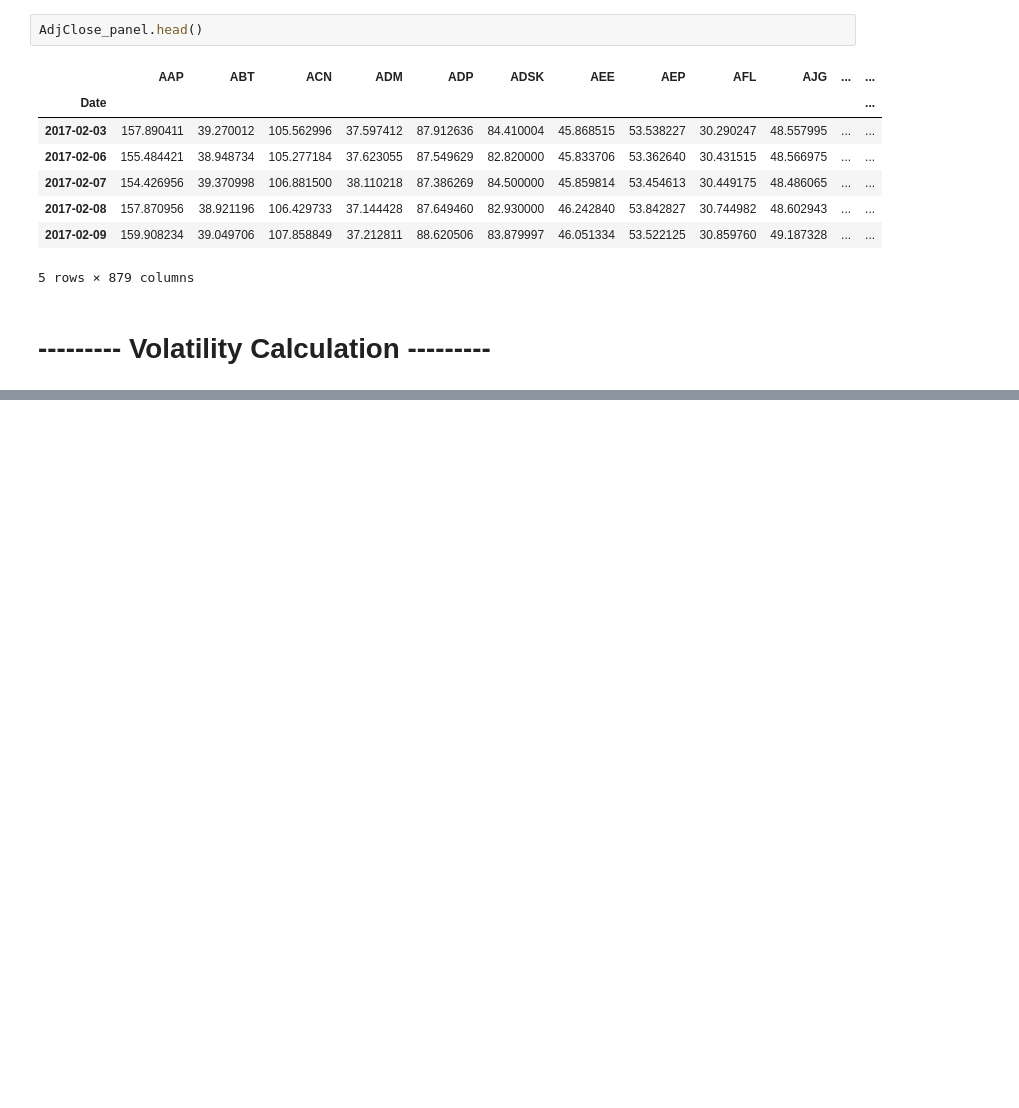
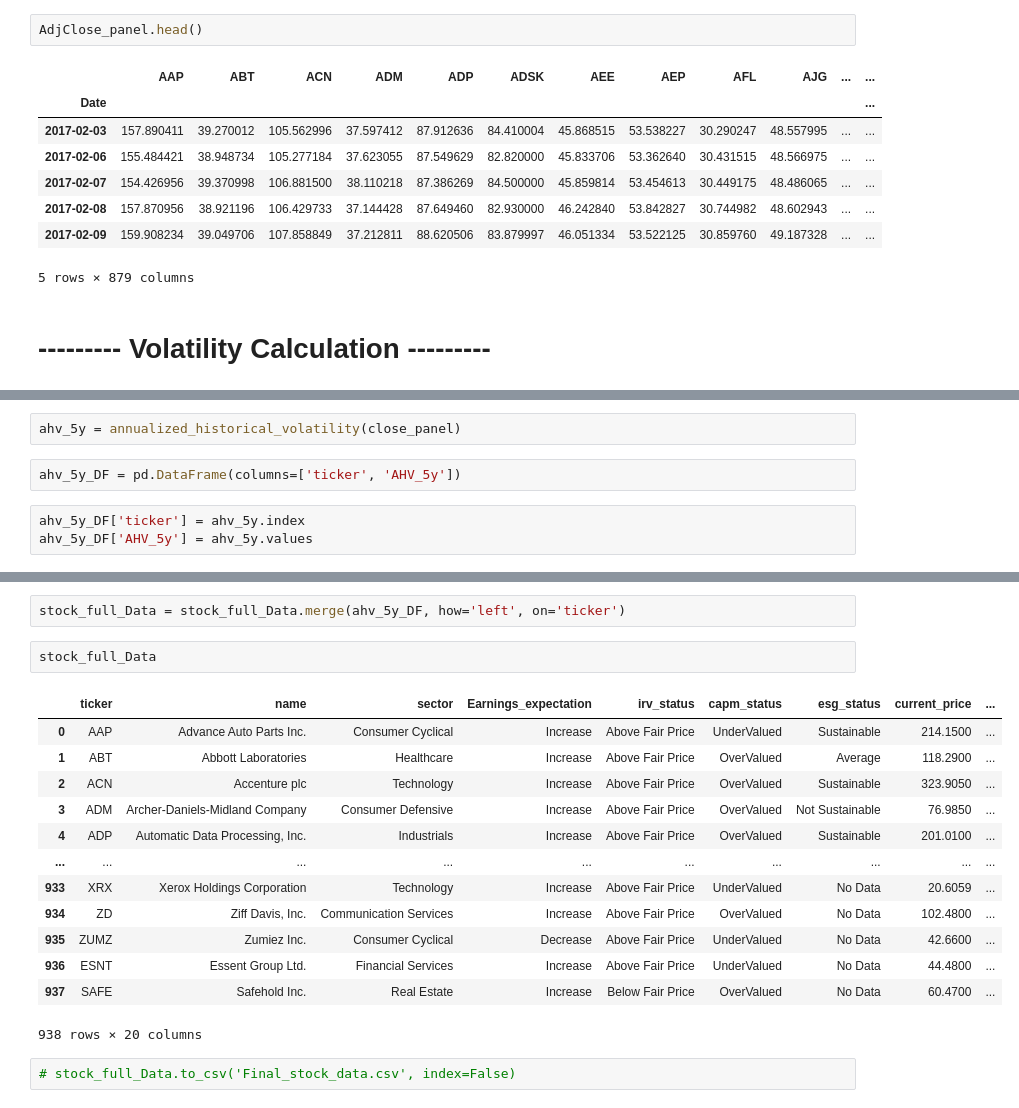
Before and after one commit to janvi-bit/FA-Group6, a Jupyter notebook: variance_correlation.ipynb, the cells around one changed output, grey strips where cells are left out. Drawn from its saved outputs; the diff is of its cells as text; blank space fills up the shorter version.

```diff
--- a/variance_correlation.ipynb
+++ b/variance_correlation.ipynb
@@ -114,0 +113,7 @@ annualized_historical_volatility()
+# %%
+ahv_5y = annualized_historical_volatility(close_panel)
+# %%
+ahv_5y_DF = pd.DataFrame(columns=['ticker', 'AHV_5y'])
+# %%
+ahv_5y_DF['ticker'] = ahv_5y.index
+ahv_5y_DF['AHV_5y'] = ahv_5y.values
@@ -114,0 +136,20 @@ annualized_historical_volatility()
+# %%
+stock_full_Data = stock_full_Data.merge(ahv_5y_DF, how='left', on='ticker')
+# %%
+stock_full_Data
+# %% [output]
+|  | ticker | name | sector | Earnings_expectation | irv_status | capm_status | esg_status | current_price | ... |
+| 0 | AAP | Advance Auto Parts Inc. | Consumer Cyclical | Increase | Above Fair Price | UnderValued | Sustainable | 214.1500 | ... |
+| 1 | ABT | Abbott Laboratories | Healthcare | Increase | Above Fair Price | OverValued | Average | 118.2900 | ... |
+| 2 | ACN | Accenture plc | Technology | Increase | Above Fair Price | OverValued | Sustainable | 323.9050 | ... |
+| 3 | ADM | Archer-Daniels-Midland Company | Consumer Defensive | Increase | Above Fair Price | OverValued | Not Sustainable | 76.9850 | ... |
+| 4 | ADP | Automatic Data Processing, Inc. | Industrials | Increase | Above Fair Price | OverValued | Sustainable | 201.0100 | ... |
+| ... | ... | ... | ... | ... | ... | ... | ... | ... | ... |
+| 933 | XRX | Xerox Holdings Corporation | Technology | Increase | Above Fair Price | UnderValued | No Data | 20.6059 | ... |
+| 934 | ZD | Ziff Davis, Inc. | Communication Services | Increase | Above Fair Price | OverValued | No Data | 102.4800 | ... |
+| 935 | ZUMZ | Zumiez Inc. | Consumer Cyclical | Decrease | Above Fair Price | UnderValued | No Data | 42.6600 | ... |
+| 936 | ESNT | Essent Group Ltd. | Financial Services | Increase | Above Fair Price | UnderValued | No Data | 44.4800 | ... |
+| 937 | SAFE | Safehold Inc. | Real Estate | Increase | Below Fair Price | OverValued | No Data | 60.4700 | ... |
+938 rows × 20 columns
+# %%
+# stock_full_Data.to_csv('Final_stock_data.csv', index=False)
```
Also changed, not shown: parts of 16 cells of this notebook.
